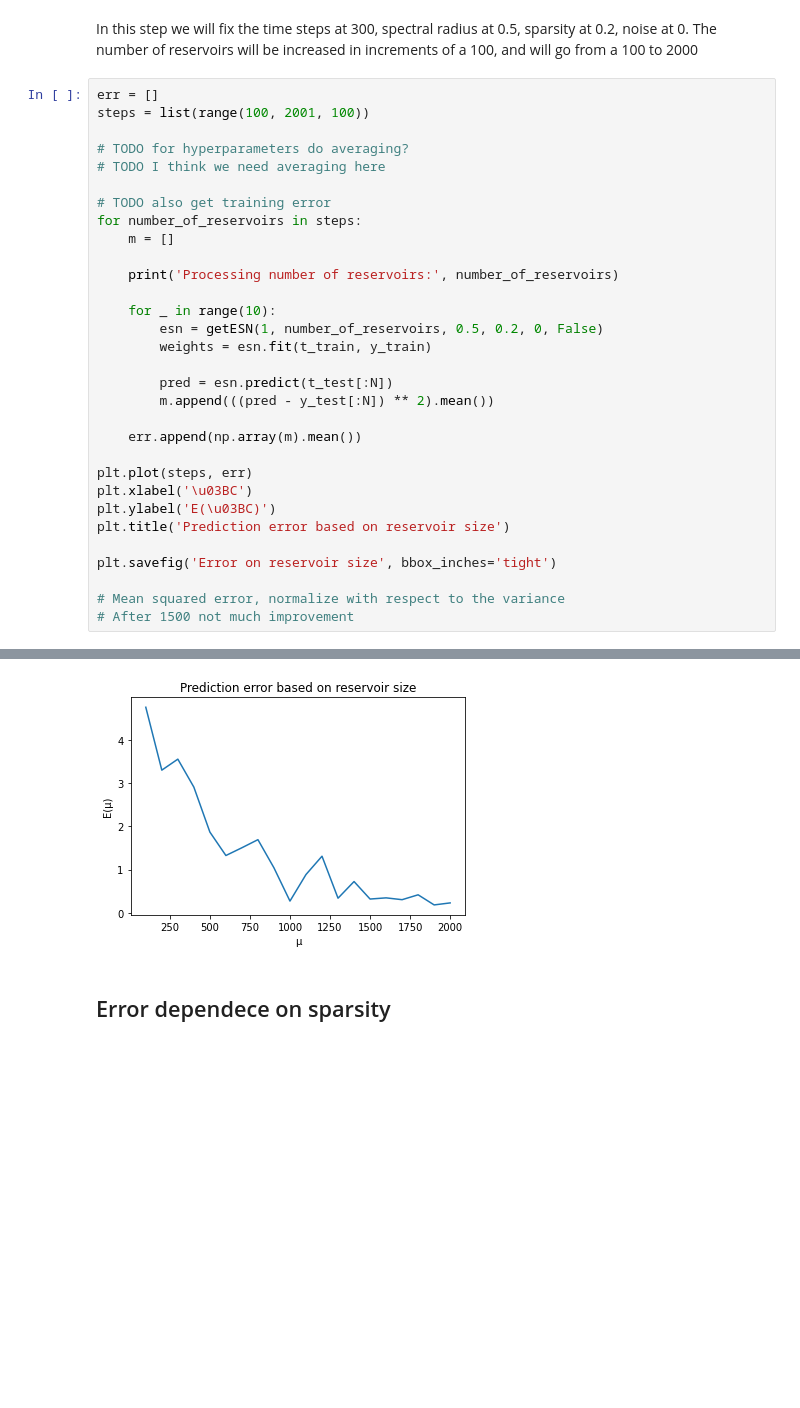
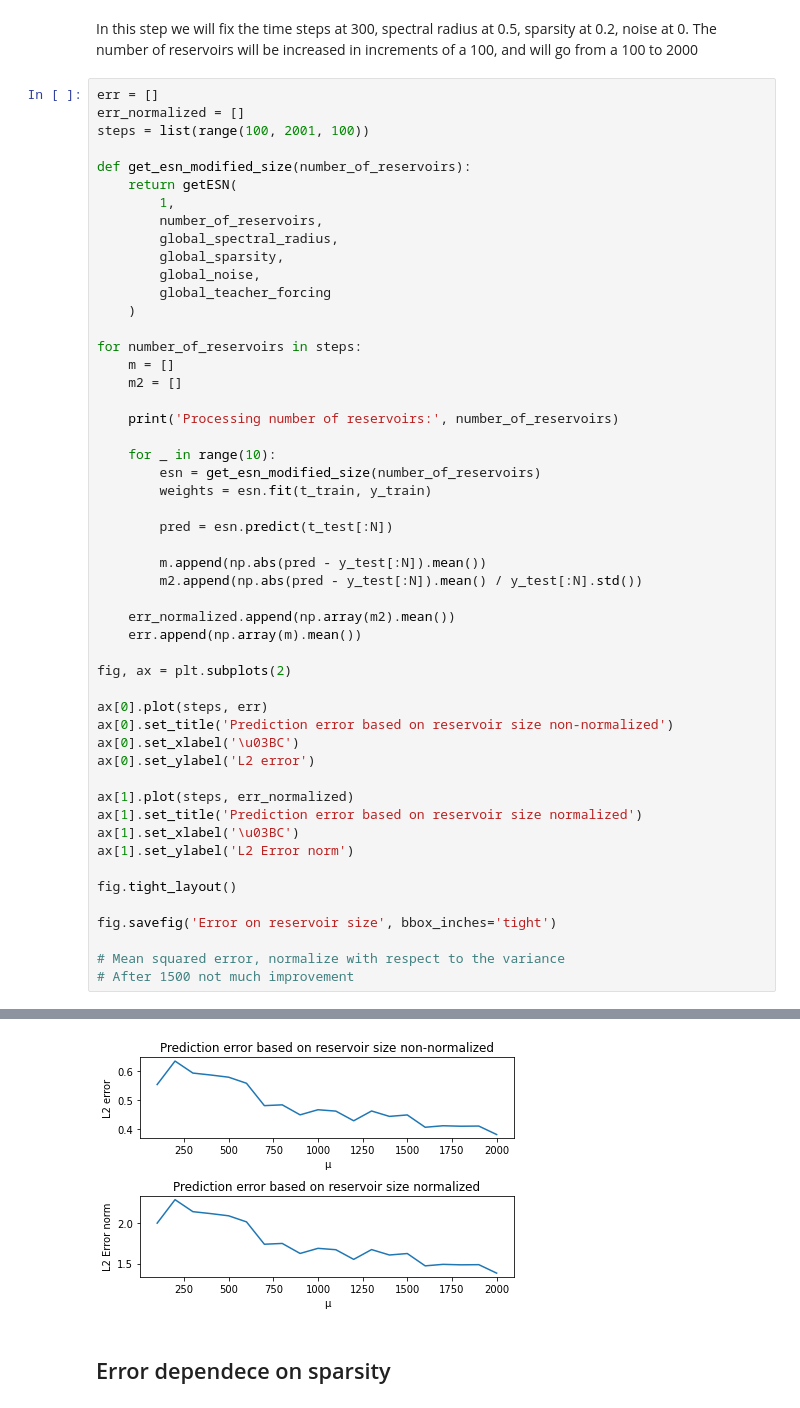
Before and after one commit to JustinZal/PendulumNN, a Jupyter notebook: Coupled Pendulums prediction.ipynb, the cells around one changed output, grey strips where cells are left out. Saved outputs shown, nothing was run; the diff lists cells and outputs as text; blank space fills up the shorter version.

```diff
--- a/Coupled Pendulums prediction.ipynb
+++ b/Coupled Pendulums prediction.ipynb
@@ -146,32 +197,52 @@ fig.tight_layout()
 In this step we will fix the time steps at 300, spectral radius at 0.5, sparsity at 0.2, noise at 0. The number of reservoirs will be increased in increments of a 100, and will go from a 100 to 2000
 # %%
 err = []
+err_normalized = []
 steps = list(range(100, 2001, 100))
 
-# TODO for hyperparameters do averaging?
-# TODO I think we need averaging here
+def get_esn_modified_size(number_of_reservoirs):
+    return getESN(
+        1,
+        number_of_reservoirs,
+        global_spectral_radius,
+        global_sparsity,
+        global_noise,
+        global_teacher_forcing
+    )
 
-# TODO also get training error
 for number_of_reservoirs in steps:
     m = []
+    m2 = []
 
     print('Processing number of reservoirs:', number_of_reservoirs)
 
     for _ in range(10):
-        esn = getESN(1, number_of_reservoirs, 0.5, 0.2, 0, False)
+        esn = get_esn_modified_size(number_of_reservoirs)
         weights = esn.fit(t_train, y_train)
 
         pred = esn.predict(t_test[:N])
-        m.append(((pred - y_test[:N]) ** 2).mean())
 
+        m.append(np.abs(pred - y_test[:N]).mean())
+        m2.append(np.abs(pred - y_test[:N]).mean() / y_test[:N].std())
+
+    err_normalized.append(np.array(m2).mean())
     err.append(np.array(m).mean())
 
-plt.plot(steps, err)
-plt.xlabel('\u03BC')
-plt.ylabel('E(\u03BC)')
-plt.title('Prediction error based on reservoir size')
+fig, ax = plt.subplots(2)
 
-plt.savefig('Error on reservoir size', bbox_inches='tight')
+ax[0].plot(steps, err)
+ax[0].set_title('Prediction error based on reservoir size non-normalized')
+ax[0].set_xlabel('\u03BC')
+ax[0].set_ylabel('L2 error')
+
+ax[1].plot(steps, err_normalized)
+ax[1].set_title('Prediction error based on reservoir size normalized')
+ax[1].set_xlabel('\u03BC')
+ax[1].set_ylabel('L2 Error norm')
+
+fig.tight_layout()
+
+fig.savefig('Error on reservoir size', bbox_inches='tight')
 
 # Mean squared error, normalize with respect to the variance
 # After 1500 not much improvement
@@ -179,4 +270,4 @@ plt.savefig('Error on reservoir size', bbox_inches='tight')
-[figure, old version]
+[figure, new version]
 # %% [markdown]
 ## Error dependece on sparsity
 # %%
```
Also changed, not shown: parts of 15 cells of this notebook.
